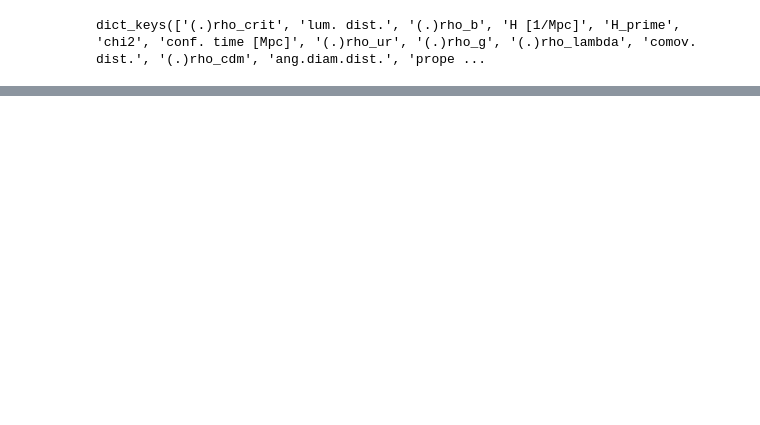
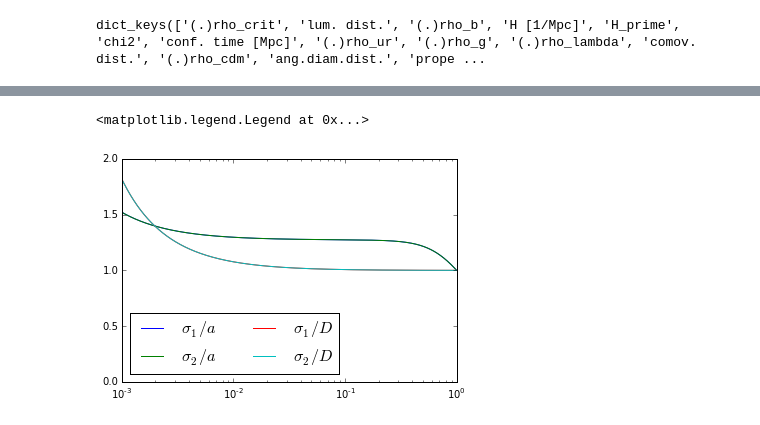
Before and after one commit to ThomasTram/CLASSmods, a Jupyter notebook: GrowingStuff.ipynb, the cells around one changed output, grey strips where cells are left out. Saved outputs shown, nothing was run; the diff lists cells and outputs as text; code cells hidden in the pictures; blank space fills up the shorter version.

```diff
--- a/GrowingStuff.ipynb
+++ b/GrowingStuff.ipynb
@@ -57,0 +68,10 @@ plt.savefig('sigmachi.pdf')
+# %%
+plt.semilogx(a,sigma1/a/sigma1[-1],a,sigma2/a/sigma2[-1])
+plt.semilogx(a,sigma1/D/sigma1[-1]*D[-1],a,sigma2/D/sigma2[-1]*D[-1])
+plt.xlim([1e-3,1])
+plt.ylim([0,2])
+
+plt.legend([r'$\sigma_1/a$',r'$\sigma_2/a$',r'$\sigma_1/D$',r'$\sigma_2/D$'],fontsize=16,ncol=2,loc='lower left')
+# %% [output]
+<matplotlib.legend.Legend at 0x...>
+[figure, added]
```
Also changed, not shown: parts of 6 cells of this notebook, 1 other file.
